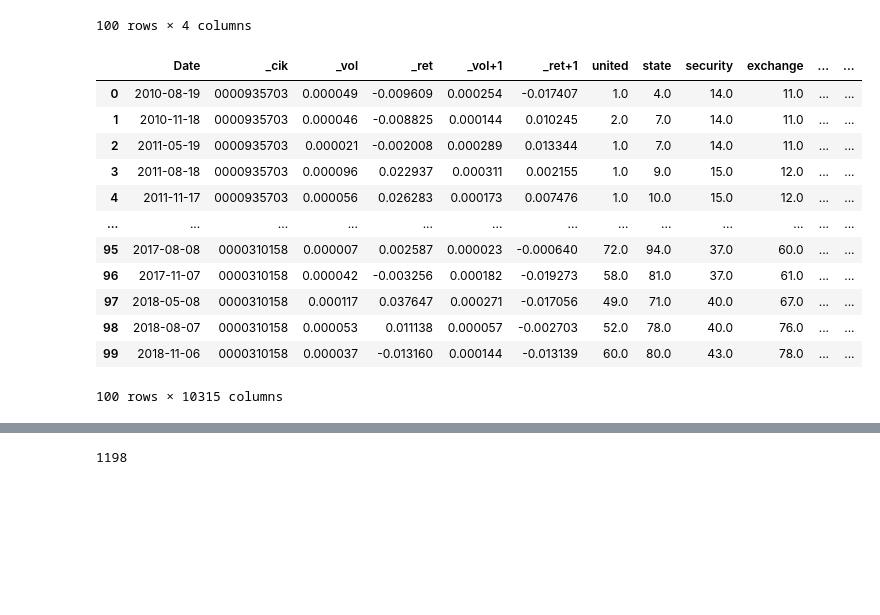
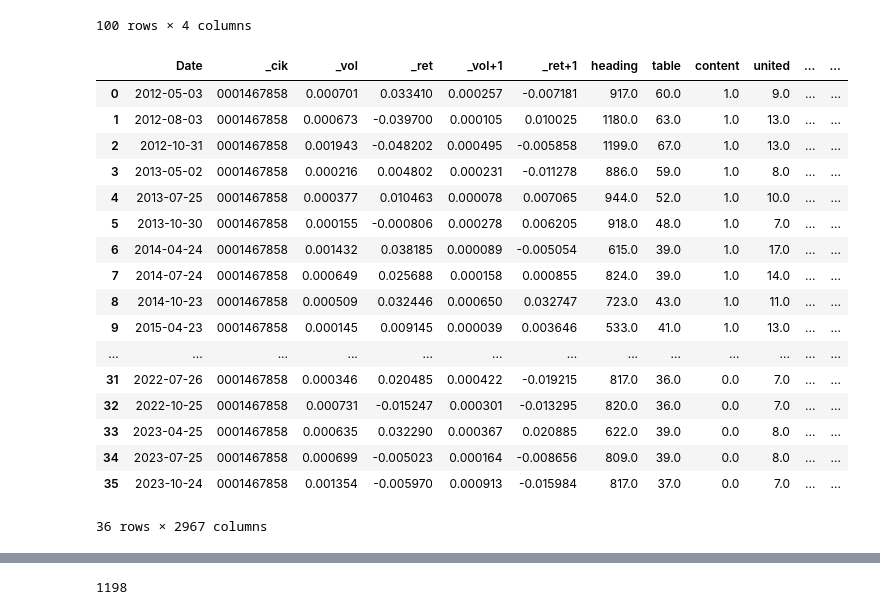
Before and after one commit to 007seann/Generation-of-Supervised-Sentiment-Metrics-for-Return-and-Volatility-Prediction-from-10-K-Filings, a Jupyter notebook: scaleUp/test2.ipynb, the cells around one changed output, grey strips where cells are left out. Saved outputs shown, nothing was run; the diff lists cells and outputs as text; code cells hidden in the pictures; blank space fills up the shorter version.

```diff
--- a/scaleUp/test2.ipynb
+++ b/scaleUp/test2.ipynb
@@ -354,25 +355,30 @@ Name: Date, Length: 662, dtype: object
 | 99 | AA | 0001675149 | 2011-01-10 | <p><strong>Alcoa</strong> (<span ... |
 100 rows × 4 columns
 # %%
-file_path4= "/Users/apple/PROJECT/hons_project/data/SP500/10Q/dtm/part-00000-74e976ec-02db-4ce8-8bde-8d8222096e22-c000.snappy.parquet"
+file_path4= "/Users/apple/PROJECT/hons_project/data/SP500/10Q/processed/dtm_0001467858.parquet"
 df = pd.read_parquet(file_path4)
 
 # symbol_data = df[df["symbol"] == "AAPL"]
 # Display the data
 
 
-df.head(100)
+df
 # %% [output]
-|  | Date | _cik | _vol | _ret | _vol+1 | _ret+1 | united | state | security | exchange | ... | ... |
-| 0 | 2010-08-19 | 0000935703 | 0.000049 | -0.009609 | 0.000254 | -0.017407 | 1.0 | 4.0 | 14.0 | 11.0 | ... | ... |
-| 1 | 2010-11-18 | 0000935703 | 0.000046 | -0.008825 | 0.000144 | 0.010245 | 2.0 | 7.0 | 14.0 | 11.0 | ... | ... |
-| 2 | 2011-05-19 | 0000935703 | 0.000021 | -0.002008 | 0.000289 | 0.013344 | 1.0 | 7.0 | 14.0 | 11.0 | ... | ... |
-| 3 | 2011-08-18 | 0000935703 | 0.000096 | 0.022937 | 0.000311 | 0.002155 | 1.0 | 9.0 | 15.0 | 12.0 | ... | ... |
-| 4 | 2011-11-17 | 0000935703 | 0.000056 | 0.026283 | 0.000173 | 0.007476 | 1.0 | 10.0 | 15.0 | 12.0 | ... | ... |
+|  | Date | _cik | _vol | _ret | _vol+1 | _ret+1 | heading | table | content | united | ... | ... |
+| 0 | 2012-05-03 | 0001467858 | 0.000701 | 0.033410 | 0.000257 | -0.007181 | 917.0 | 60.0 | 1.0 | 9.0 | ... | ... |
+| 1 | 2012-08-03 | 0001467858 | 0.000673 | -0.039700 | 0.000105 | 0.010025 | 1180.0 | 63.0 | 1.0 | 13.0 | ... | ... |
+| 2 | 2012-10-31 | 0001467858 | 0.001943 | -0.048202 | 0.000495 | -0.005858 | 1199.0 | 67.0 | 1.0 | 13.0 | ... | ... |
+| 3 | 2013-05-02 | 0001467858 | 0.000216 | 0.004802 | 0.000231 | -0.011278 | 886.0 | 59.0 | 1.0 | 8.0 | ... | ... |
+| 4 | 2013-07-25 | 0001467858 | 0.000377 | 0.010463 | 0.000078 | 0.007065 | 944.0 | 52.0 | 1.0 | 10.0 | ... | ... |
+| 5 | 2013-10-30 | 0001467858 | 0.000155 | -0.000806 | 0.000278 | 0.006205 | 918.0 | 48.0 | 1.0 | 7.0 | ... | ... |
+| 6 | 2014-04-24 | 0001467858 | 0.001432 | 0.038185 | 0.000089 | -0.005054 | 615.0 | 39.0 | 1.0 | 17.0 | ... | ... |
+| 7 | 2014-07-24 | 0001467858 | 0.000649 | 0.025688 | 0.000158 | 0.000855 | 824.0 | 39.0 | 1.0 | 14.0 | ... | ... |
+| 8 | 2014-10-23 | 0001467858 | 0.000509 | 0.032446 | 0.000650 | 0.032747 | 723.0 | 43.0 | 1.0 | 11.0 | ... | ... |
+| 9 | 2015-04-23 | 0001467858 | 0.000145 | 0.009145 | 0.000039 | 0.003646 | 533.0 | 41.0 | 1.0 | 13.0 | ... | ... |
 | ... | ... | ... | ... | ... | ... | ... | ... | ... | ... | ... | ... | ... |
-| 95 | 2017-08-08 | 0000310158 | 0.000007 | 0.002587 | 0.000023 | -0.000640 | 72.0 | 94.0 | 37.0 | 60.0 | ... | ... |
-| 96 | 2017-11-07 | 0000310158 | 0.000042 | -0.003256 | 0.000182 | -0.019273 | 58.0 | 81.0 | 37.0 | 61.0 | ... | ... |
-| 97 | 2018-05-08 | 0000310158 | 0.000117 | 0.037647 | 0.000271 | -0.017056 | 49.0 | 71.0 | 40.0 | 67.0 | ... | ... |
-| 98 | 2018-08-07 | 0000310158 | 0.000053 | 0.011138 | 0.000057 | -0.002703 | 52.0 | 78.0 | 40.0 | 76.0 | ... | ... |
-| 99 | 2018-11-06 | 0000310158 | 0.000037 | -0.013160 | 0.000144 | -0.013139 | 60.0 | 80.0 | 43.0 | 78.0 | ... | ... |
+| 31 | 2022-07-26 | 0001467858 | 0.000346 | 0.020485 | 0.000422 | -0.019215 | 817.0 | 36.0 | 0.0 | 7.0 | ... | ... |
+| 32 | 2022-10-25 | 0001467858 | 0.000731 | -0.015247 | 0.000301 | -0.013295 | 820.0 | 36.0 | 0.0 | 7.0 | ... | ... |
+| 33 | 2023-04-25 | 0001467858 | 0.000635 | 0.032290 | 0.000367 | 0.020885 | 622.0 | 39.0 | 0.0 | 8.0 | ... | ... |
+| 34 | 2023-07-25 | 0001467858 | 0.000699 | -0.005023 | 0.000164 | -0.008656 | 809.0 | 39.0 | 0.0 | 8.0 | ... | ... |
+| 35 | 2023-10-24 | 0001467858 | 0.001354 | -0.005970 | 0.000913 | -0.015984 | 817.0 | 37.0 | 0.0 | 7.0 | ... | ... |
-100 rows × 10315 columns
+36 rows × 2967 columns
```
Also changed, not shown: parts of 3 cells of this notebook, 11 other files.
